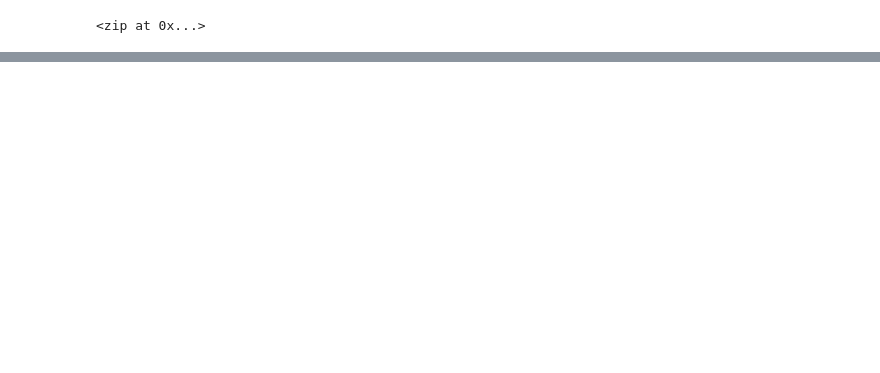
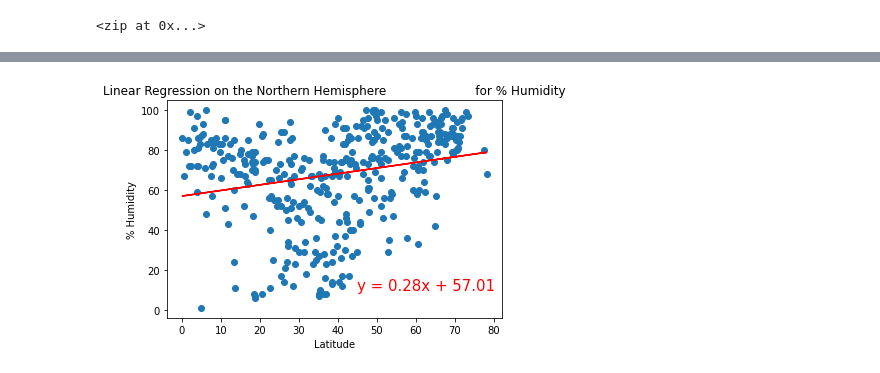
Before and after one commit to CFarnsy/World_Weather_Analysis, a Jupyter notebook: WeatherPy.ipynb, the cells around one changed output, grey strips where cells are left out. Cells and saved outputs as stored; diff of their text form; code cells hidden in the pictures; blank space fills up the shorter version.

```diff
--- a/WeatherPy.ipynb
+++ b/WeatherPy.ipynb
@@ -265,0 +398,10 @@ plt.show()
+# %%
+# Linear regression on the % Humidity for the Northern Hemisphere.
+x_values = northern_hemi_df["Lat"]
+y_values = northern_hemi_df["Humidity"]
+# Call the function.
+plot_linear_regression(x_values, y_values,
+                      'Linear Regression on the Northern Hemisphere \
+                      for % Humidity', '% Humidity', (45,10))
+# %% [output]
+[figure, added]
```
Also changed, not shown: parts of 22 cells of this notebook.
